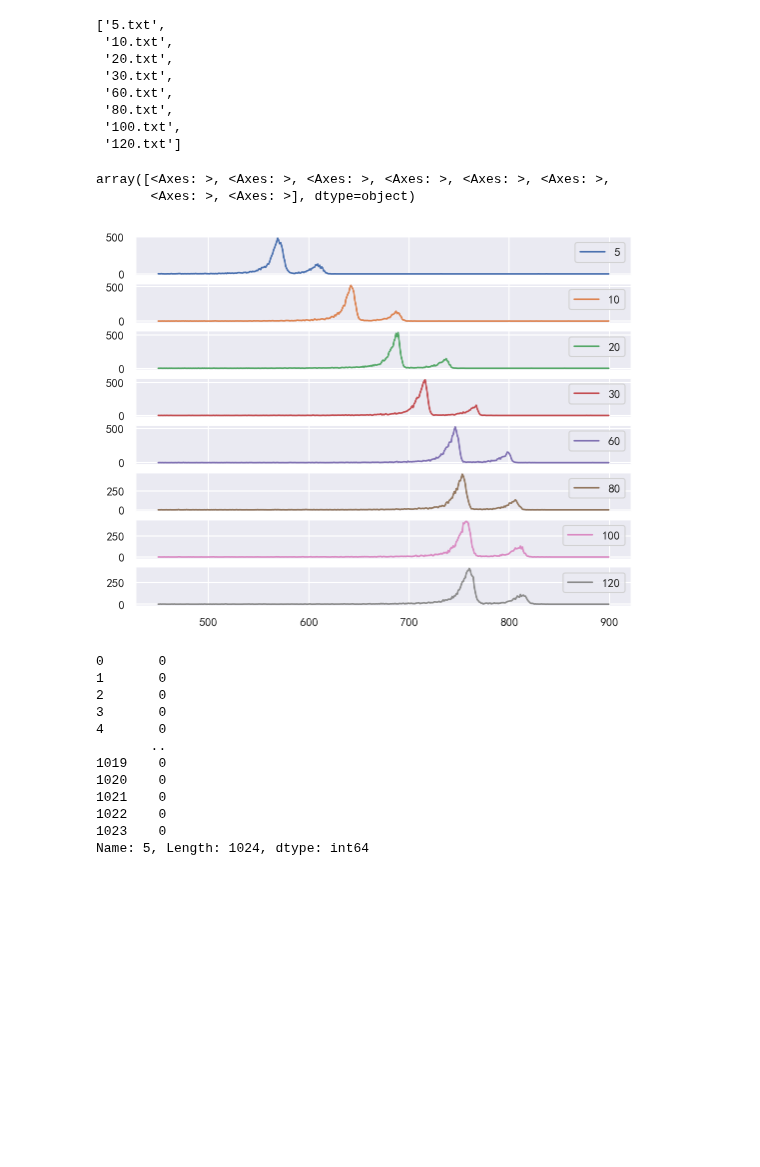
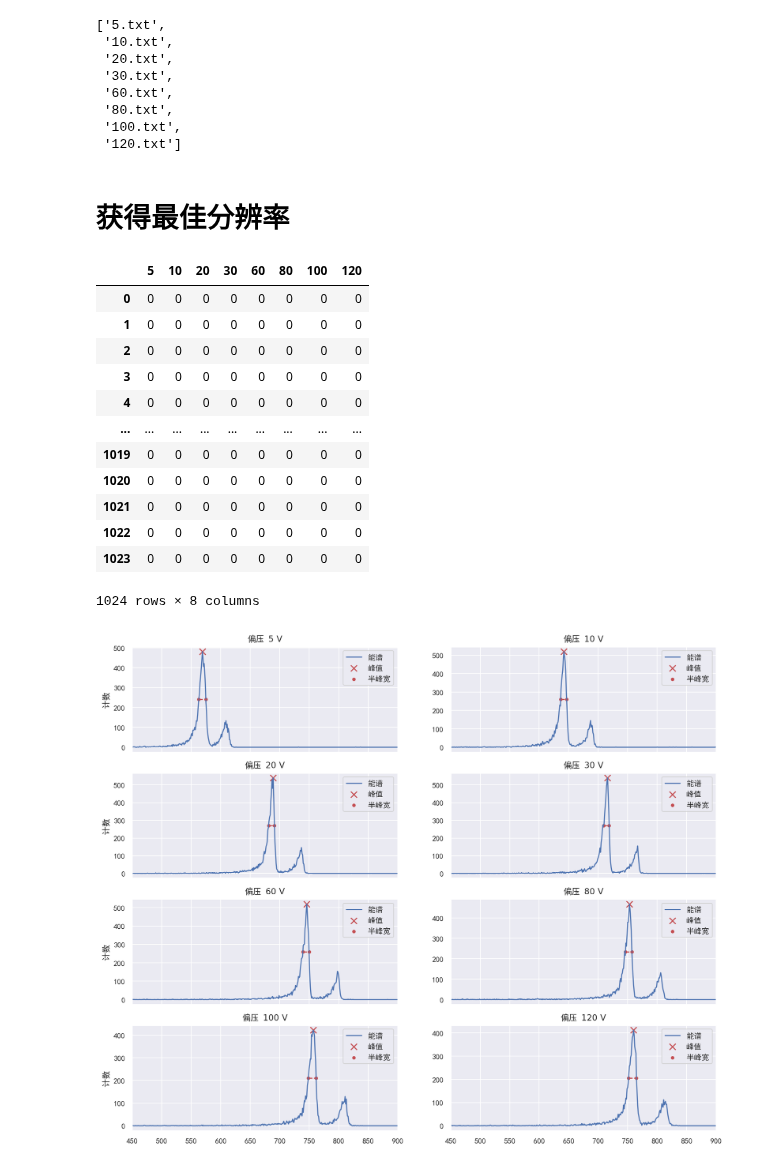
Before and after one commit to Xuanyiyiren/Fundamental-Laboratory-Experiment-in-Nuclear-Electronics-II, a Jupyter notebook: Experiment-4/data_ana.ipynb, the cells around one changed output. Drawn from its saved outputs; the diff is of its cells as text; code cells hidden in the pictures; blank space fills up the shorter version.

```diff
--- a/Experiment-4/data_ana.ipynb
+++ b/Experiment-4/data_ana.ipynb
@@ -59,27 +57,54 @@ txtfiles
  '80.txt',
  '100.txt',
  '120.txt']
+# %% [markdown]
+# 获得最佳分辨率
 # %%
 data_dict = {eval(os.path.splitext(txtfile)[0]):pd.read_csv(datapath+txtfile, sep='\t')['1'].values \
              for txtfile in txtfiles}
 data1 = pd.DataFrame(data_dict)
-data1.iloc[450:900].plot(subplots=True)
+data1
 # %% [output]
+|  | 5 | 10 | 20 | 30 | 60 | 80 | 100 | 120 |
+| 0 | 0 | 0 | 0 | 0 | 0 | 0 | 0 | 0 |
+| 1 | 0 | 0 | 0 | 0 | 0 | 0 | 0 | 0 |
+| 2 | 0 | 0 | 0 | 0 | 0 | 0 | 0 | 0 |
+| 3 | 0 | 0 | 0 | 0 | 0 | 0 | 0 | 0 |
+| 4 | 0 | 0 | 0 | 0 | 0 | 0 | 0 | 0 |
+| ... | ... | ... | ... | ... | ... | ... | ... | ... |
+| 1019 | 0 | 0 | 0 | 0 | 0 | 0 | 0 | 0 |
+| 1020 | 0 | 0 | 0 | 0 | 0 | 0 | 0 | 0 |
+| 1021 | 0 | 0 | 0 | 0 | 0 | 0 | 0 | 0 |
+| 1022 | 0 | 0 | 0 | 0 | 0 | 0 | 0 | 0 |
+| 1023 | 0 | 0 | 0 | 0 | 0 | 0 | 0 | 0 |
-array([<Axes: >, <Axes: >, <Axes: >, <Axes: >, <Axes: >, <Axes: >,
-       <Axes: >, <Axes: >], dtype=object)
+1024 rows × 8 columns
-[figure, removed]
-# %%
-data1[5]
-# %% [output]
-0       0
-1       0
-2       0
-3       0
-4       0
-       ..
-1019    0
-1020    0
-1021    0
-1022    0
-1023    0
-Name: 5, Length: 1024, dtype: int64
+# %%
+axes = data1.plot(subplots=True,layout=(4,2),figsize=(12,10),color = 'b')
+axes = axes.flatten()
+axes[0].set_xlim([450,900])
+
+peaks = []
+widths = []
+for i,(col,ax) in enumerate(zip(data1,axes)):
+    # peak analysis
+    peak,info = find_peaks(data1[col],
+                           prominence = 400,
+                           width = 8)
+    peak = peak[0]
+    peaks.append(peak)
+    widths.append(info['widths'][0])
+
+    # ploting
+    ax.scatter(peak,data1[col][peak],marker='x',s=50,color='r',label='peak')
+    ax.scatter(info['left_ips'][0],info['width_heights'][0],s=10,color='r')
+    ax.scatter(info['right_ips'][0],info['width_heights'][0],s=10,color='r')
+    ax.hlines(info['width_heights'][0],info['left_ips'][0],info['right_ips'][0],
+              linestyles = 'dashed',color='r',label = 'FWHM')
+    ax.legend(['能谱','峰值','半峰宽'])
+    ax.set_title(fr'偏压 ${col}~{{\rm V}}$')
+    if i%2 == 0:
+        ax.set_ylabel('计数')
+fig.tight_layout()
+fig.savefig(path+'best_volt.pdf')
+# %% [output]
+[figure, added]
```
Also changed, not shown: parts of 2 cells of this notebook, 4 other files.
